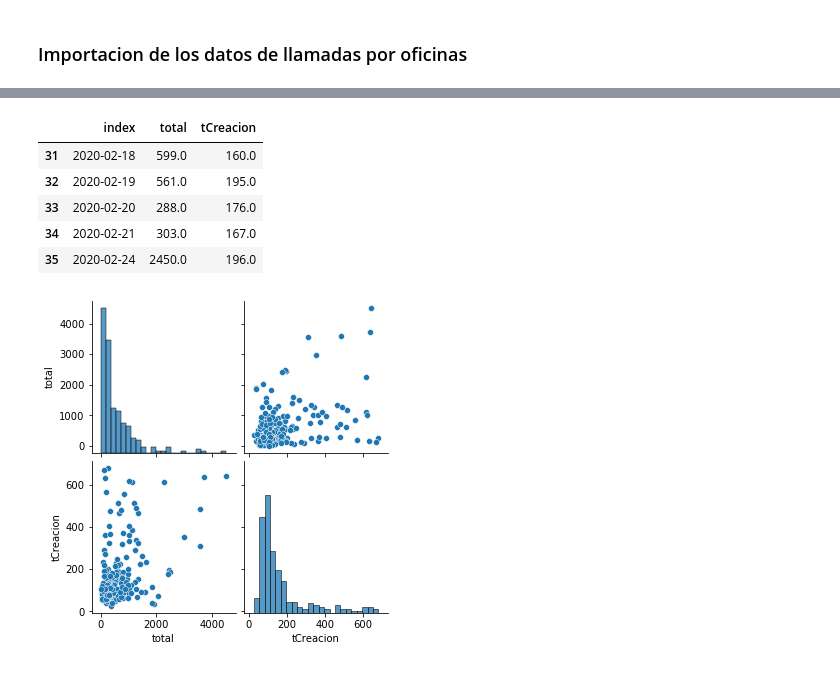
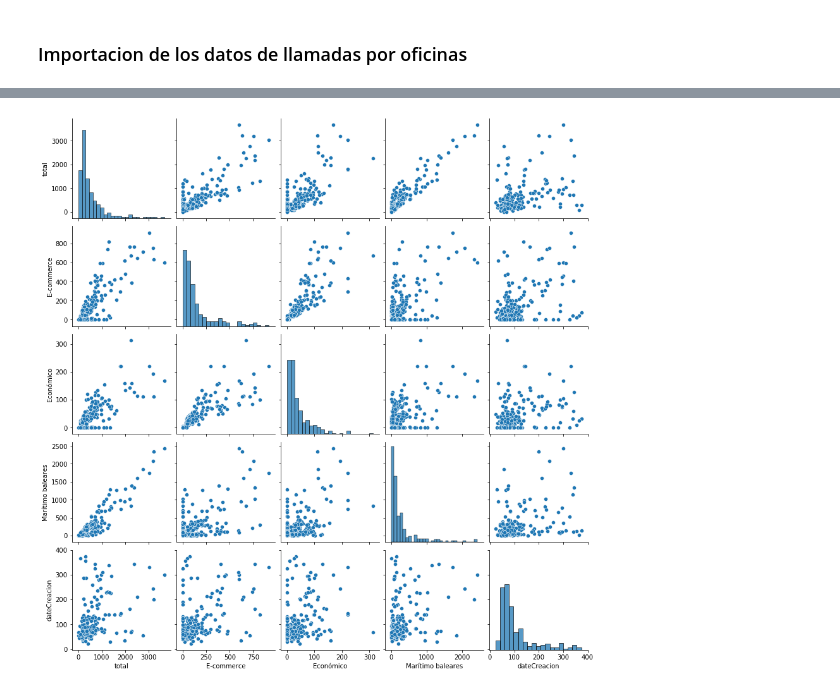
Before and after one commit to toniet/TFG, a Jupyter notebook: TFM_MVP.ipynb, the cells around one changed output, grey strips where cells are left out. Drawn from its saved outputs; the diff is of its cells as text; code cells hidden in the pictures.

```diff
--- a/TFM_MVP.ipynb
+++ b/TFM_MVP.ipynb
@@ -194,5 +226,12 @@ df_calls
 df_calls['tCreacion'] = pd.to_datetime(df_calls['tCreacion'])
 df_calls['tInicio'] = pd.to_datetime(df_calls['tInicio'])
 df_calls['tFinal'] = pd.to_datetime(df_calls['tFinal'])
+
 df_calls['Date'] = df_calls['tCreacion'].dt.date
 df_calls['Date'] = df_calls['Date'].astype('str')
+
+df_calls['dateCreacion'] = df_calls['tCreacion'].dt.date
+df_calls['dateCreacion'] = df_calls['dateCreacion'].astype('str')
+
+df_calls['dateInicio'] = df_calls['tInicio'].dt.date
+df_calls['dateInicio'] = df_calls['dateInicio'].astype('str')
@@ -198,0 +254,4 @@ df_calls['Date'] = df_calls['Date'].astype('str')
+# %%
+df_calls = df_calls[['Date','dateCreacion','sTelefonoCliente','idCampanya']]
+# %%
+df_calls.drop_duplicates(inplace=True)
@@ -200,8 +266,8 @@ df_calls['Date'] = df_calls['Date'].astype('str')
 df_calls = df_calls[ df_calls['idCampanya'] == 100000015.0 ]
 # %%
 df_calls = df_calls.groupby('Date').count()
-df_calls = df_calls[['tCreacion']]
-df_calls = df_calls[df_calls.tCreacion > 20]
+df_calls = df_calls[['dateCreacion']]
+df_calls = df_calls[df_calls.dateCreacion > 20]
 # %%
 df_explore = pd.concat([train, df_calls], axis=1).reset_index()
 df_explore.dropna(inplace=True)
@@ -219,17 +326,10 @@ import matplotlib.pyplot as plt
 # %%
-df_subset = df_explore.iloc[:,[0,1]]
-df_subtotal = df_explore.iloc[:,-1]
-df_subtotal = pd.concat([df_subset, df_subtotal], axis=1)
-df_subtotal.head()
+#df_subset = df_explore.iloc[:,[0,1]]
+#df_subtotal = df_explore.iloc[:,-1]
+#df_subtotal = pd.concat([df_subset, df_subtotal], axis=1)
+#df_subtotal.head()
-# %% [output]
-|  | index | total | tCreacion |
-| 31 | 2020-02-18 | 599.0 | 160.0 |
-| 32 | 2020-02-19 | 561.0 | 195.0 |
-| 33 | 2020-02-20 | 288.0 | 176.0 |
-| 34 | 2020-02-21 | 303.0 | 167.0 |
-| 35 | 2020-02-24 | 2450.0 | 196.0 |
 # %%
-sns.pairplot(df_subtotal);
+sns.pairplot(df_explore.loc[:,['total','E-commerce','Económico','Marítimo baleares','dateCreacion']]);
 # %% [output]
-[figure, old version]
+[figure, new version]
 # %%
```
Also changed, not shown: parts of 41 cells of this notebook.
